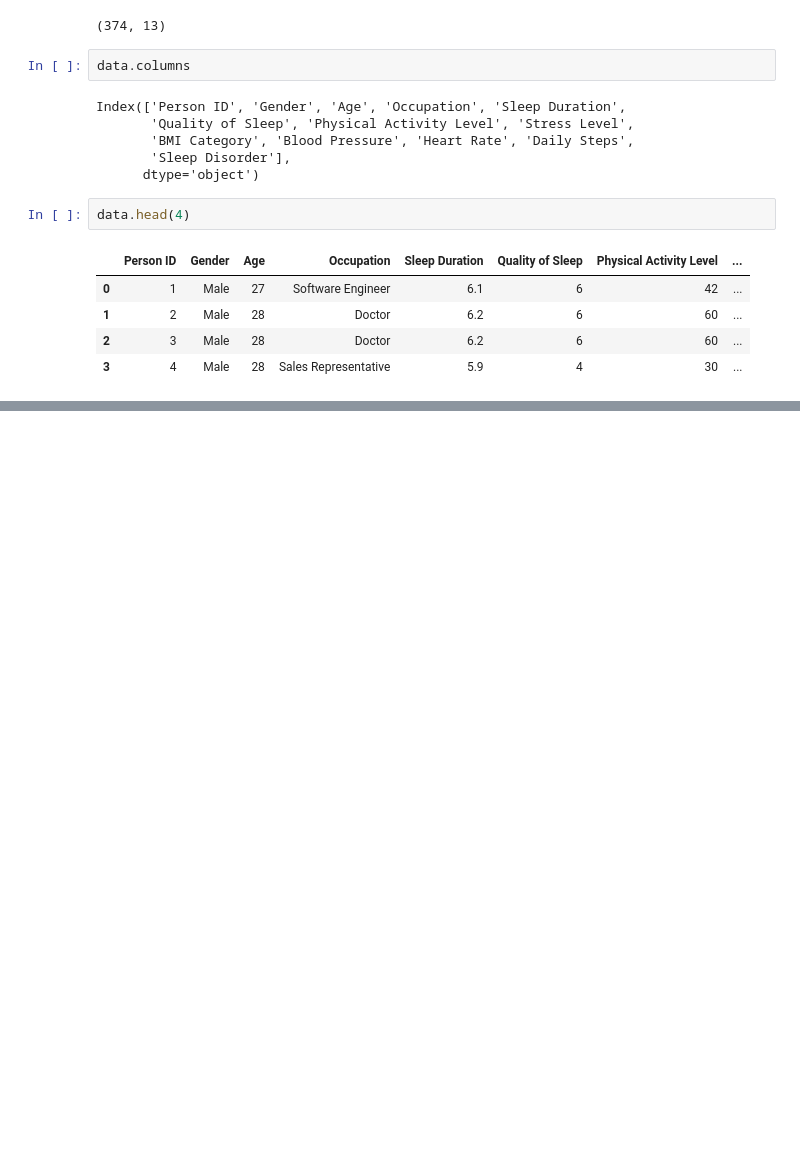
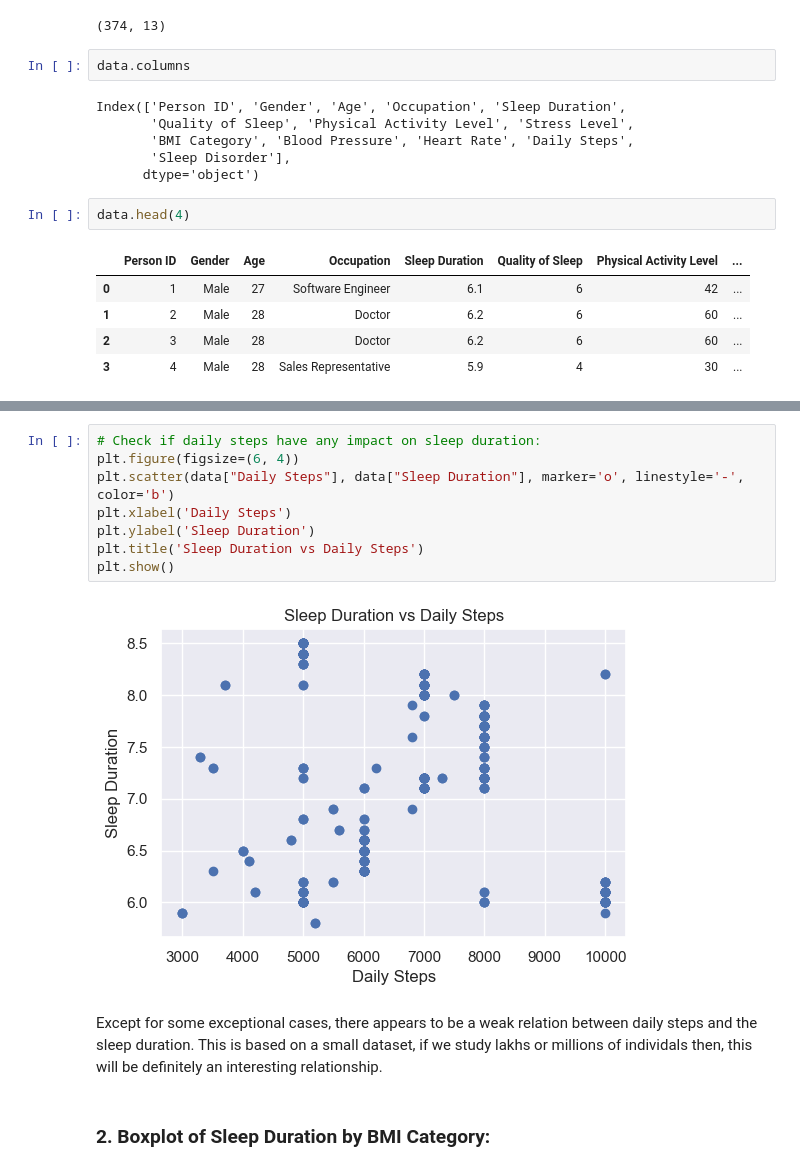
Before and after one commit to RussDai/Projects, a Jupyter notebook: 02_Data_Visuallization/03_Sleep Health and Lifestyle/data_preparation.ipynb, the cells around one changed output, grey strips where cells are left out. Drawn from its saved outputs; the diff is of its cells as text; blank space fills up the shorter version.

```diff
--- a/02_Data_Visuallization/03_Sleep Health and Lifestyle/data_preparation.ipynb
+++ b/02_Data_Visuallization/03_Sleep Health and Lifestyle/data_preparation.ipynb
@@ -64,0 +457,14 @@ data.head(4)
+# %%
+# Check if daily steps have any impact on sleep duration:
+plt.figure(figsize=(6, 4))
+plt.scatter(data["Daily Steps"], data["Sleep Duration"], marker='o', linestyle='-', color='b')
+plt.xlabel('Daily Steps')
+plt.ylabel('Sleep Duration')
+plt.title('Sleep Duration vs Daily Steps')
+plt.show()
+# %% [output]
+[figure, added]
+# %% [markdown]
+Except for some exceptional cases, there appears to be a weak relation between daily steps and the sleep duration. This is based on a small dataset, if we study lakhs or millions of individals then, this will be definitely an interesting relationship.
+# %% [markdown]
+### **2. Boxplot of Sleep Duration by BMI Category:**
```
Also changed, not shown: parts of 60 cells of this notebook, 4 other files.
